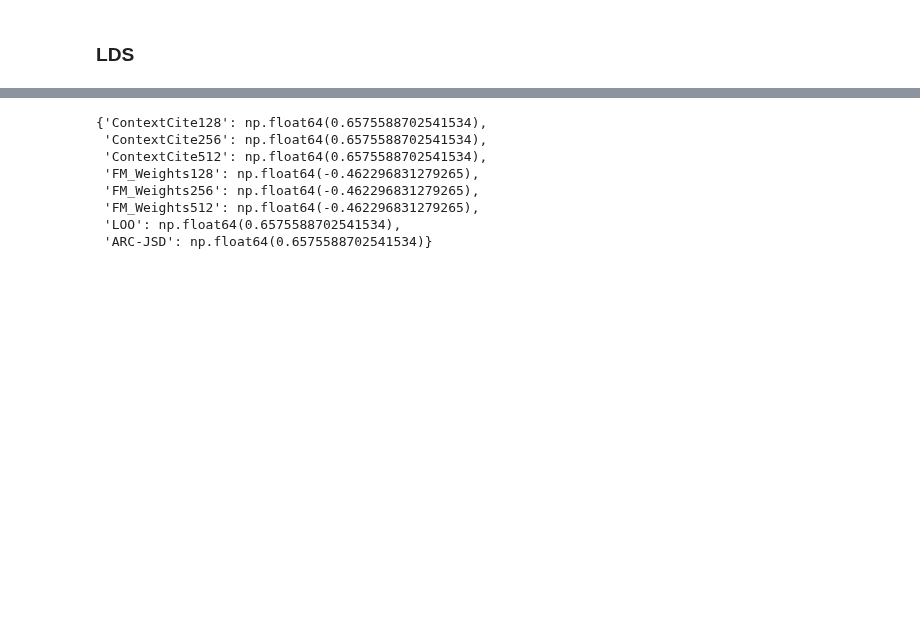
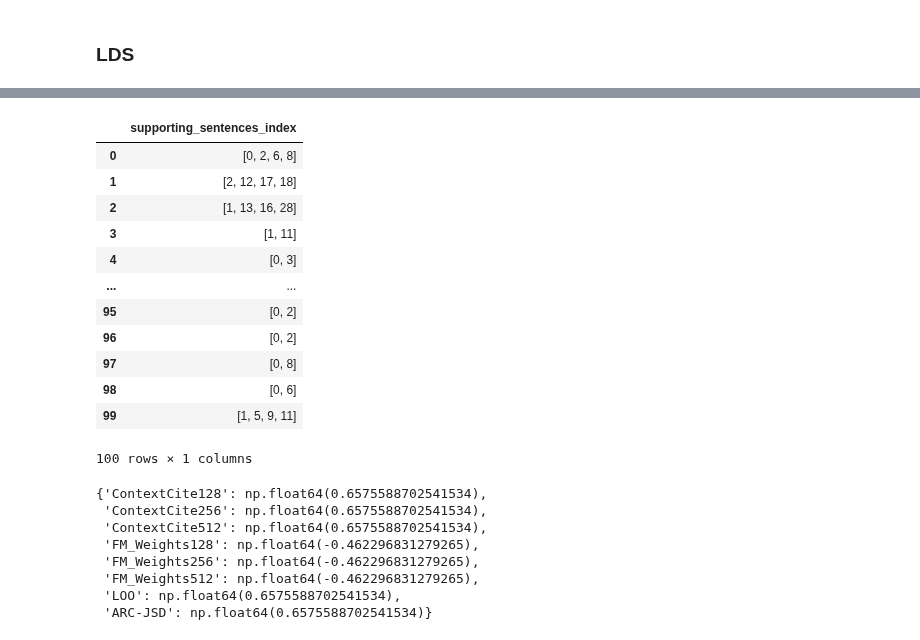
Before and after one commit to iNema9590/LLMX, a Jupyter notebook: Notebooks/2wiki.ipynb, the cells around one changed output, grey strips where cells are left out. Drawn from its saved outputs; the diff is of its cells as text; code cells hidden in the pictures; blank space fills up the shorter version.

```diff
--- a/Notebooks/2wiki.ipynb
+++ b/Notebooks/2wiki.ipynb
@@ -185,2 +189,19 @@ df_res[df_res.flag_correct ==False][['question', 'provided_answer', 'answer']]
+# %%
+def get_supp_index(context, supp_sentences):
+    supp_index = []
+    for elem in supp_sentences:
+        supp_index.append(context.index(elem))
+    return supp_index
+
+df_res['supporting_sentences_index'] = df_res[['supporting_sentences', 'context']].apply(lambda x: get_supp_index(eval(x['context'])[0][0],
+                                                                                                                  x['supporting_sentences']), axis = 1).copy()
 # %%
 # Filter df_res if we want Correctly answered samples or not
+
+df_sample = df_res.copy()
+df_sample = df_res[df_res.flag_correct == True].copy()
+# df_sample = df_res[df_res.flag_correct == False].copy()
+
+df_sample.reset_index(drop = True, inplace = True)
+
+df_sample.head()
@@ -201,0 +251,3 @@ AttributeError: 'dict' object has no attribute 'key'
+# %%
+df_sample['size_support'] = df_sample.supporting_sentences_index.apply(lambda x: len(x))
+df_sample.size_support.value_counts()
@@ -202,3 +359,19 @@ AttributeError: 'dict' object has no attribute 'key'
+# %%
+df_sample[['supporting_sentences_index']]
+# %% [output]
+|  | supporting_sentences_index |
+| 0 | [0, 2, 6, 8] |
+| 1 | [2, 12, 17, 18] |
+| 2 | [1, 13, 16, 28] |
+| 3 | [1, 11] |
+| 4 | [0, 3] |
+| ... | ... |
+| 95 | [0, 2] |
+| 96 | [0, 2] |
+| 97 | [0, 8] |
+| 98 | [0, 6] |
+| 99 | [1, 5, 9, 11] |
+100 rows × 1 columns
 # %%
 # all_values_mean = {'ContextCite128' : [], 'ContextCite256' : [], 'ContextCite512': [],
 #                    'FM_Weights128' : [], 'FM_Weights256' : [], 'FM_Weights512': [],
```
Also changed, not shown: parts of 14 cells of this notebook.
